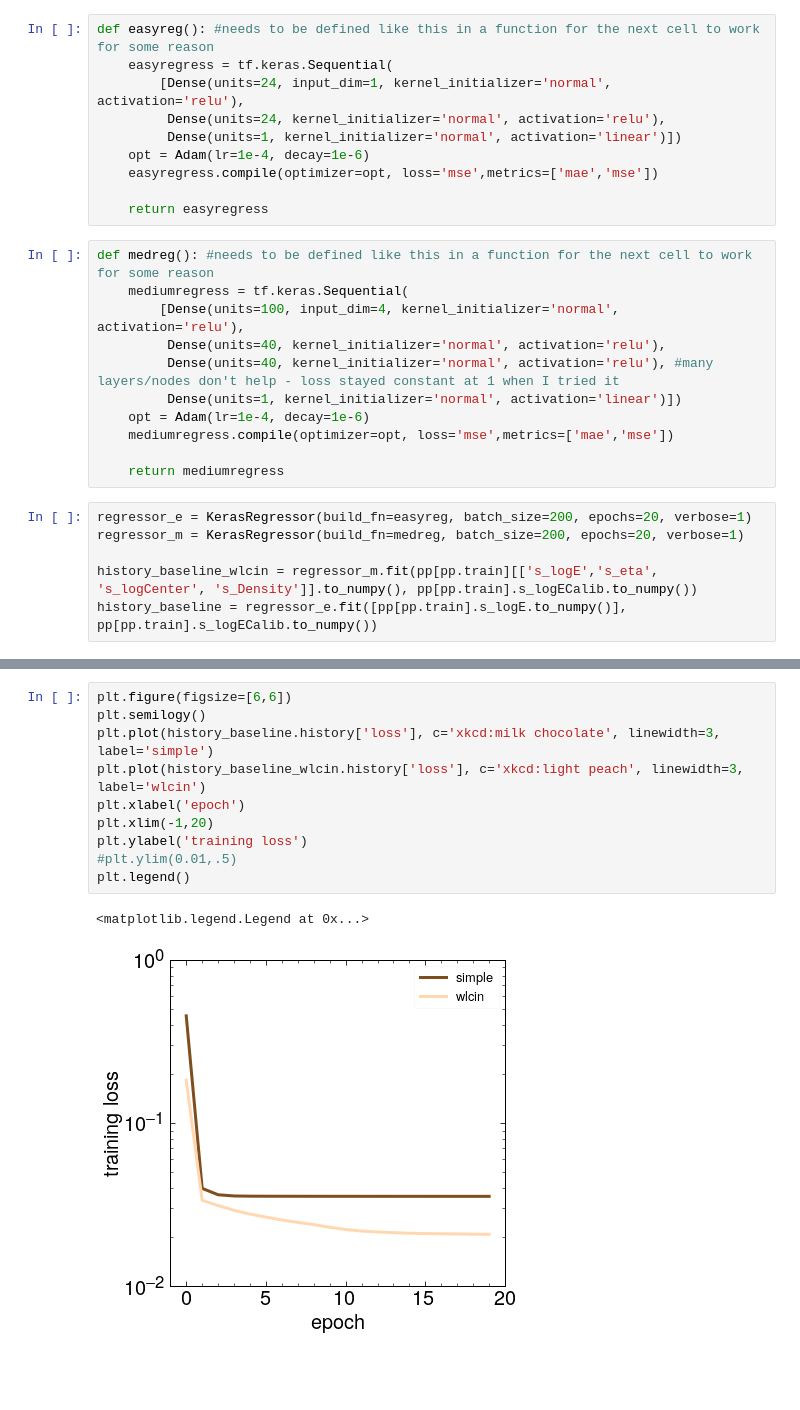
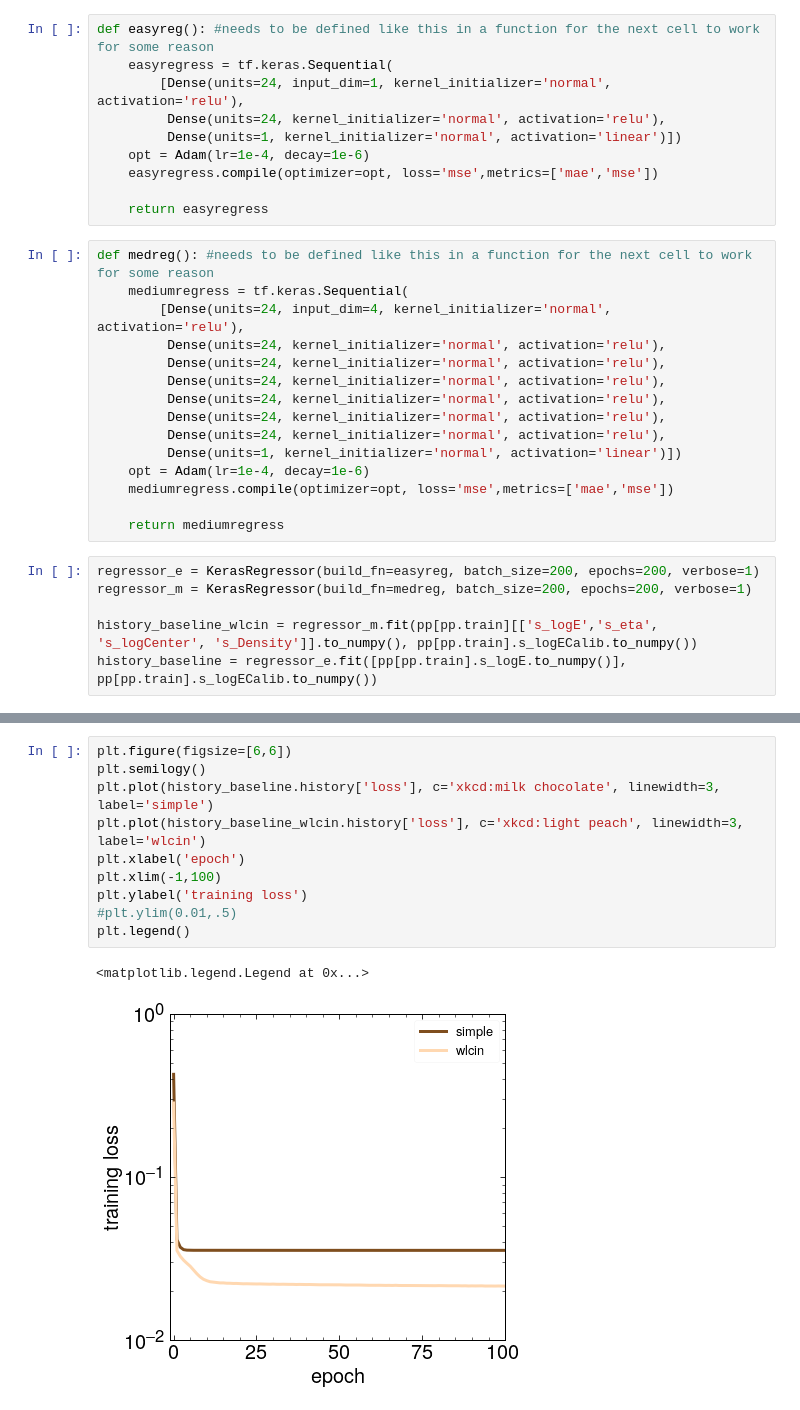
Before and after one commit to KaelaDouglas/LCStudies, a Jupyter notebook: regression/Week2_KaelaRegression.ipynb, the cells around one changed output, grey strips where cells are left out. Drawn from its saved outputs; the diff is of its cells as text; blank space fills up the shorter version.

```diff
--- a/regression/Week2_KaelaRegression.ipynb
+++ b/regression/Week2_KaelaRegression.ipynb
@@ -123,17 +125,21 @@ def easyreg(): #needs to be defined like this in a function for the next cell to
 # %%
 def medreg(): #needs to be defined like this in a function for the next cell to work for some reason
     mediumregress = tf.keras.Sequential(
-        [Dense(units=100, input_dim=4, kernel_initializer='normal', activation='relu'),
-         Dense(units=40, kernel_initializer='normal', activation='relu'),
-         Dense(units=40, kernel_initializer='normal', activation='relu'), #many layers/nodes don't help - loss stayed constant at 1 when I tried it
+        [Dense(units=24, input_dim=4, kernel_initializer='normal', activation='relu'),
+         Dense(units=24, kernel_initializer='normal', activation='relu'),
+         Dense(units=24, kernel_initializer='normal', activation='relu'),
+         Dense(units=24, kernel_initializer='normal', activation='relu'),
+         Dense(units=24, kernel_initializer='normal', activation='relu'),
+         Dense(units=24, kernel_initializer='normal', activation='relu'),
+         Dense(units=24, kernel_initializer='normal', activation='relu'),
          Dense(units=1, kernel_initializer='normal', activation='linear')])
     opt = Adam(lr=1e-4, decay=1e-6)
     mediumregress.compile(optimizer=opt, loss='mse',metrics=['mae','mse'])
 
     return mediumregress
 # %%
-regressor_e = KerasRegressor(build_fn=easyreg, batch_size=200, epochs=20, verbose=1)
-regressor_m = KerasRegressor(build_fn=medreg, batch_size=200, epochs=20, verbose=1)
+regressor_e = KerasRegressor(build_fn=easyreg, batch_size=200, epochs=200, verbose=1)
+regressor_m = KerasRegressor(build_fn=medreg, batch_size=200, epochs=200, verbose=1)
 
 history_baseline_wlcin = regressor_m.fit(pp[pp.train][['s_logE','s_eta', 's_logCenter', 's_Density']].to_numpy(), pp[pp.train].s_logECalib.to_numpy())
 history_baseline = regressor_e.fit([pp[pp.train].s_logE.to_numpy()], pp[pp.train].s_logECalib.to_numpy())
@@ -179,16 +185,16 @@ Epoch 20/20
 # %%
 plt.figure(figsize=[6,6])
 plt.semilogy()
 plt.plot(history_baseline.history['loss'], c='xkcd:milk chocolate', linewidth=3, label='simple')
 plt.plot(history_baseline_wlcin.history['loss'], c='xkcd:light peach', linewidth=3, label='wlcin')
 plt.xlabel('epoch')
-plt.xlim(-1,20)
+plt.xlim(-1,100)
 plt.ylabel('training loss')
 #plt.ylim(0.01,.5)
 plt.legend()
 # %% [output]
 <matplotlib.legend.Legend at 0x...>
-[figure, old version]
+[figure, new version]
 # %%
 pp['predict_base_E'] = np.exp(scaler_cal.inverse_transform(regressor_e.predict([pp.s_logE.to_numpy()])))
 pp['predict_base_wlcin_E'] = np.exp(scaler_cal.inverse_transform(regressor_m.predict([pp[['s_logE','s_logEM','s_logCenter', 's_Density']].to_numpy()])))
```
Also changed, not shown: parts of 13 cells of this notebook, 13 other files.
